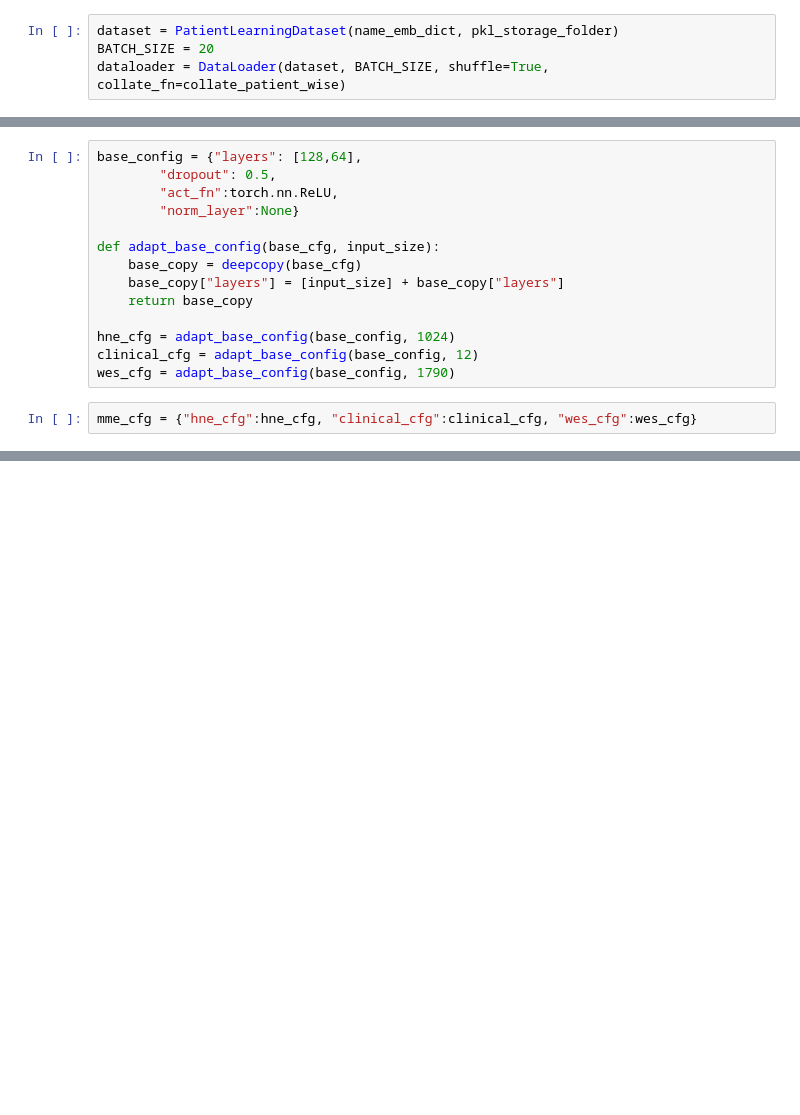
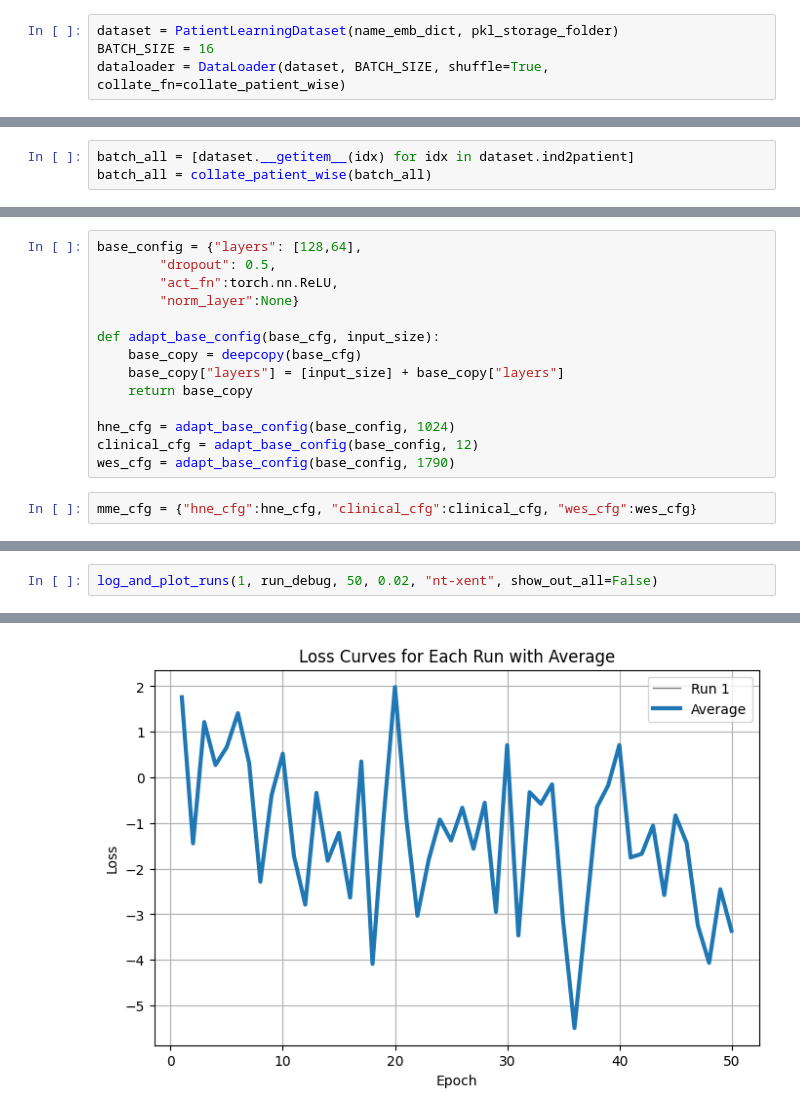
Before and after one commit to Tikings/gbm_hackathon, a Jupyter notebook: notebook_tests/test_patient_wise.ipynb, the cells around one changed output, grey strips where cells are left out. Saved outputs shown, nothing was run; the diff lists cells and outputs as text; blank space fills up the shorter version.

```diff
--- a/notebook_tests/test_patient_wise.ipynb
+++ b/notebook_tests/test_patient_wise.ipynb
@@ -20,5 +26,5 @@ name_emb_dict = {"hne":"2025-03-22_12-27_phikon_emb_V1.pkl",
 pkl_storage_folder = "embedding_V1"
 # %%
 dataset = PatientLearningDataset(name_emb_dict, pkl_storage_folder)
-BATCH_SIZE = 20
+BATCH_SIZE = 16
 dataloader = DataLoader(dataset, BATCH_SIZE, shuffle=True, collate_fn=collate_patient_wise)
@@ -27,0 +31,3 @@ On fait bien attention à indiquer les rechutes comme le même patient
+# %%
+batch_all = [dataset.__getitem__(idx) for idx in dataset.ind2patient]
+batch_all = collate_patient_wise(batch_all)
@@ -157,0 +357,3 @@ EPOCH 5 LOSS: NAN
+# %%
+log_and_plot_runs(1, run_debug, 50, 0.02, "nt-xent", show_out_all=False)
+# %% [output]
@@ -157,0 +377 @@ EPOCH 5 LOSS: NAN
+[figure, added]
```
Also changed, not shown: parts of 21 cells of this notebook, 3 other files.
